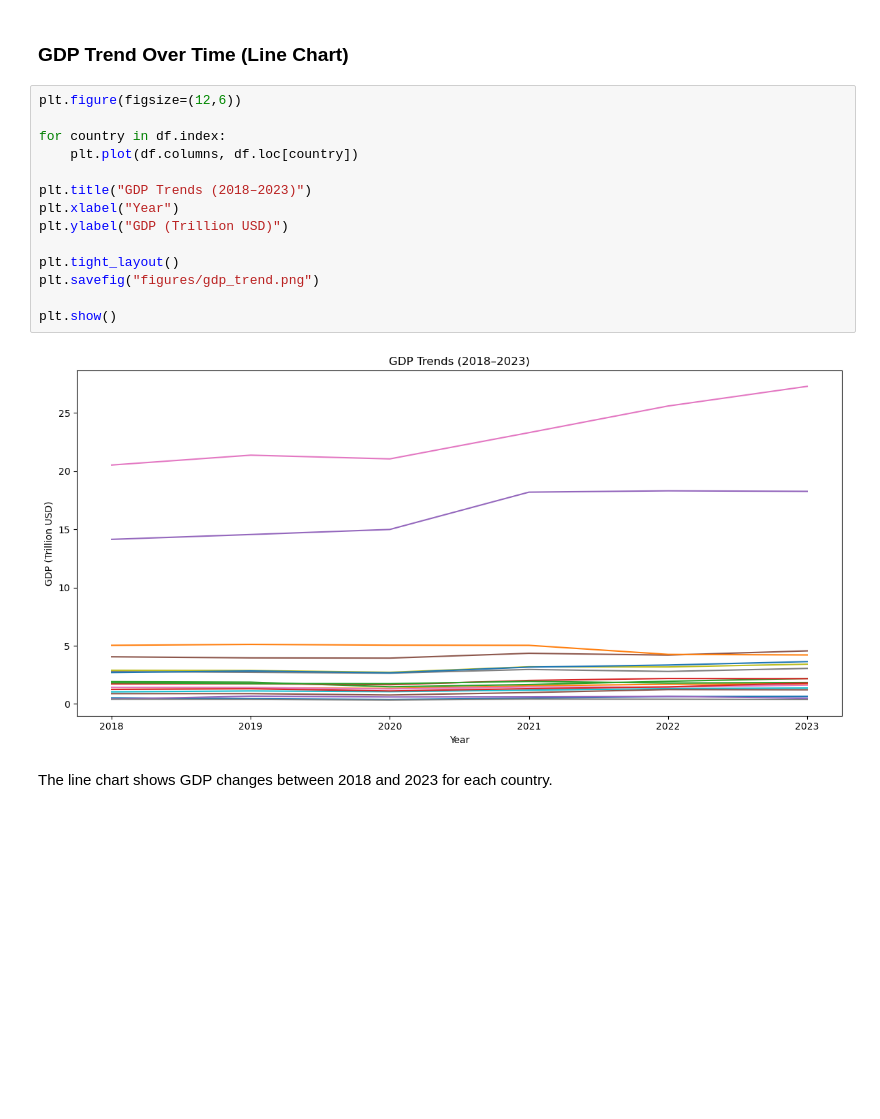
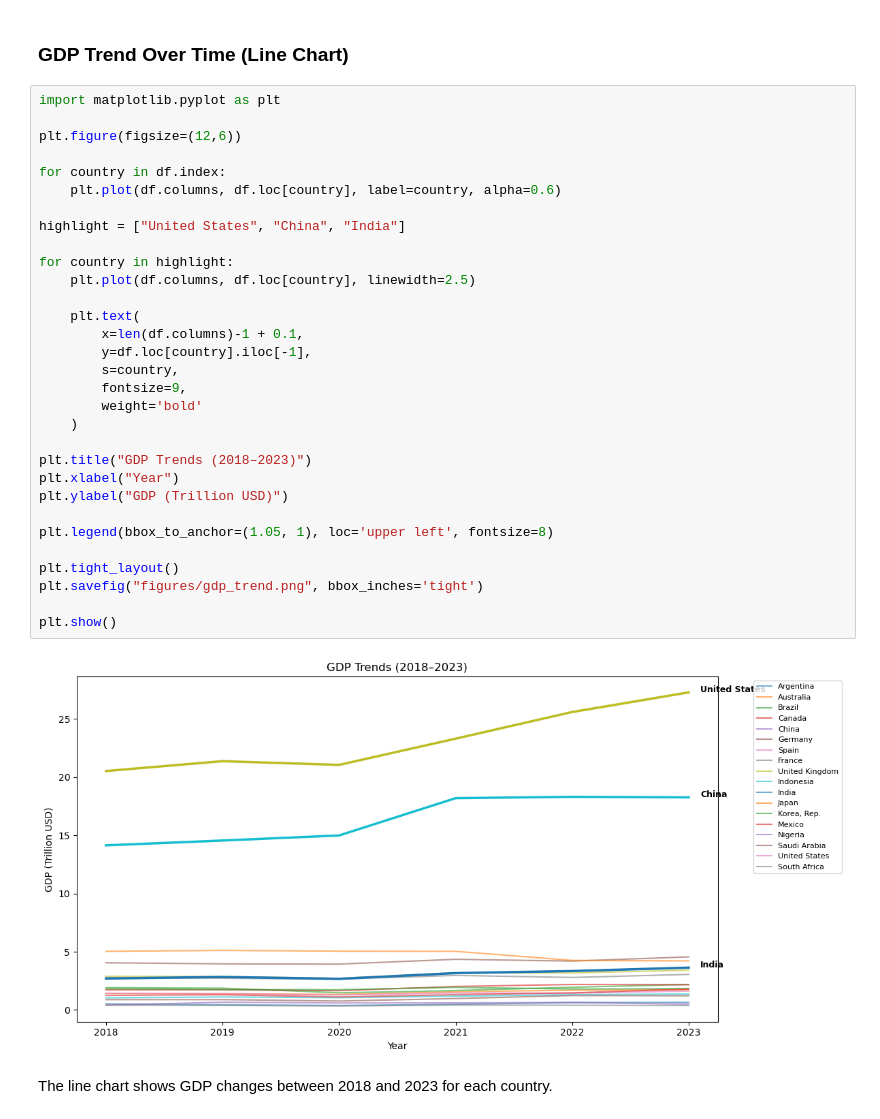
Before and after one commit to 3497816320-cmyk/acc102-covid-recovery-analysis, a Jupyter notebook: covid_recovery_analysis.ipynb, the cells around one changed output. Saved outputs shown, nothing was run; the diff lists cells and outputs as text; blank space fills up the shorter version.

```diff
--- a/covid_recovery_analysis.ipynb
+++ b/covid_recovery_analysis.ipynb
@@ -168,21 +168,38 @@ The bar chart compares GDP growth rates across countries.
 # %% [markdown]
 ### GDP Trend Over Time (Line Chart)
 # %%
+import matplotlib.pyplot as plt
+
 plt.figure(figsize=(12,6))
 
 for country in df.index:
-    plt.plot(df.columns, df.loc[country])
+    plt.plot(df.columns, df.loc[country], label=country, alpha=0.6)
+
+highlight = ["United States", "China", "India"]
+
+for country in highlight:
+    plt.plot(df.columns, df.loc[country], linewidth=2.5)
+
+    plt.text(
+        x=len(df.columns)-1 + 0.1,
+        y=df.loc[country].iloc[-1],
+        s=country,
+        fontsize=9,
+        weight='bold'
+    )
 
 plt.title("GDP Trends (2018–2023)")
 plt.xlabel("Year")
 plt.ylabel("GDP (Trillion USD)")
 
+plt.legend(bbox_to_anchor=(1.05, 1), loc='upper left', fontsize=8)
+
 plt.tight_layout()
-plt.savefig("figures/gdp_trend.png")
+plt.savefig("figures/gdp_trend.png", bbox_inches='tight')
 
 plt.show()
 # %% [output]
-[figure, old version]
+[figure, new version]
 # %% [markdown]
 The line chart shows GDP changes between 2018 and 2023 for each country.
 # %% [markdown]
```
Also changed, not shown: parts of 1 cell of this notebook.
